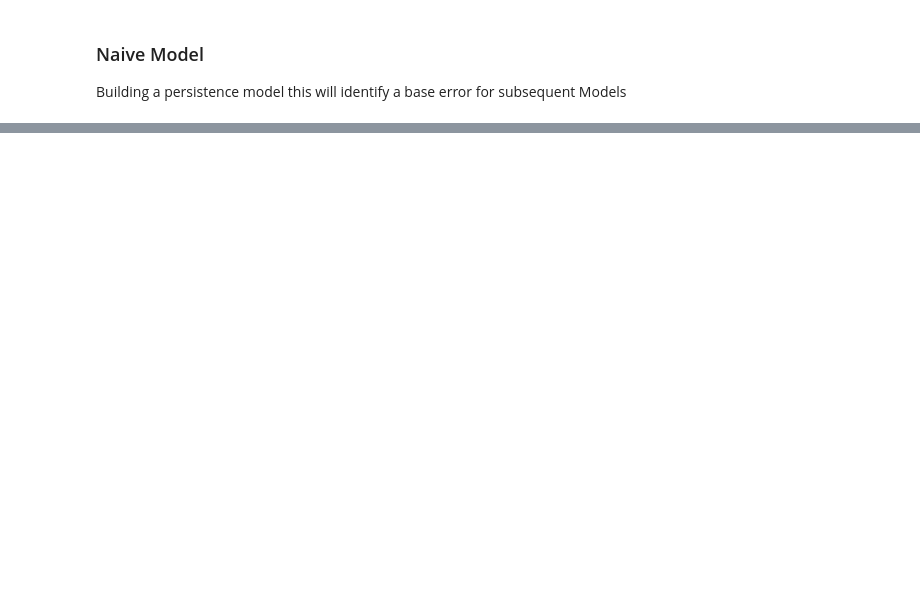
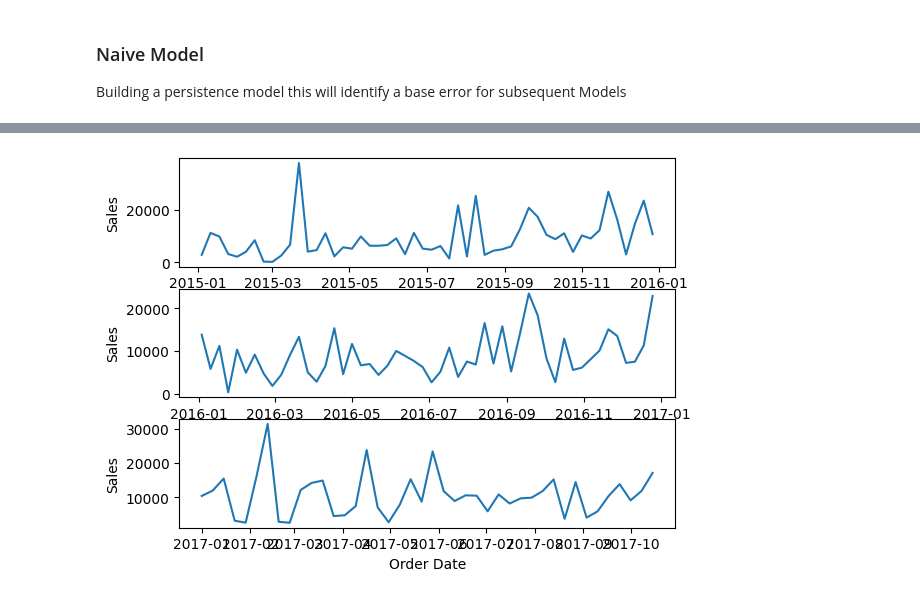
Before and after one commit to Viynne/Superstore-SAles-Forecast, a Jupyter notebook: superstore_sales_EDA.ipynb, the cells around one changed output, grey strips where cells are left out. Drawn from its saved outputs; the diff is of its cells as text; code cells hidden in the pictures; blank space fills up the shorter version.

```diff
--- a/superstore_sales_EDA.ipynb
+++ b/superstore_sales_EDA.ipynb
@@ -226,0 +218,6 @@ next_7_days
+# %%
+order_per_week = order_per_day.resample("W").sum()
+order_per_week.fillna(0, inplace=True)
+train_size = int(len(order_per_week) * 0.7)
+train_set = order_per_week[: train_size]
+test_set = order_per_week[train_size:]
@@ -275,0 +305,13 @@ fig.show()
+# %%
+groups = train_set.Sales['2015':'2017'].groupby(pandas.Grouper(freq='A'))
+years = pandas.DataFrame()
+plt.figure()
+i = 1
+n_groups = len(groups)
+for name, group in groups:
+    plt.subplot((n_groups*100) + 10 + i)
+    i += 1
+    seaborn.lineplot(group)
+plt.show()
+# %% [output]
+[figure, added]
```
Also changed, not shown: parts of 29 cells of this notebook.
